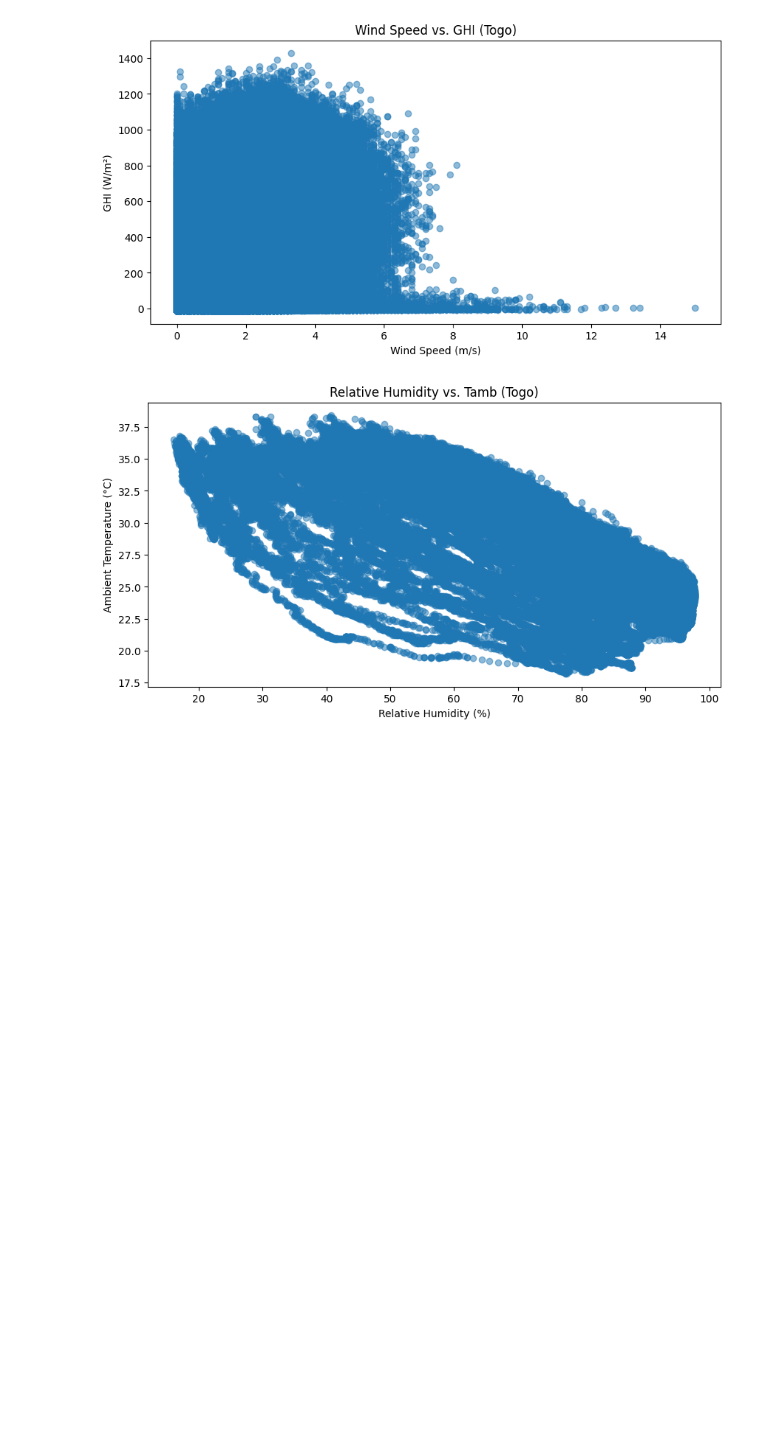
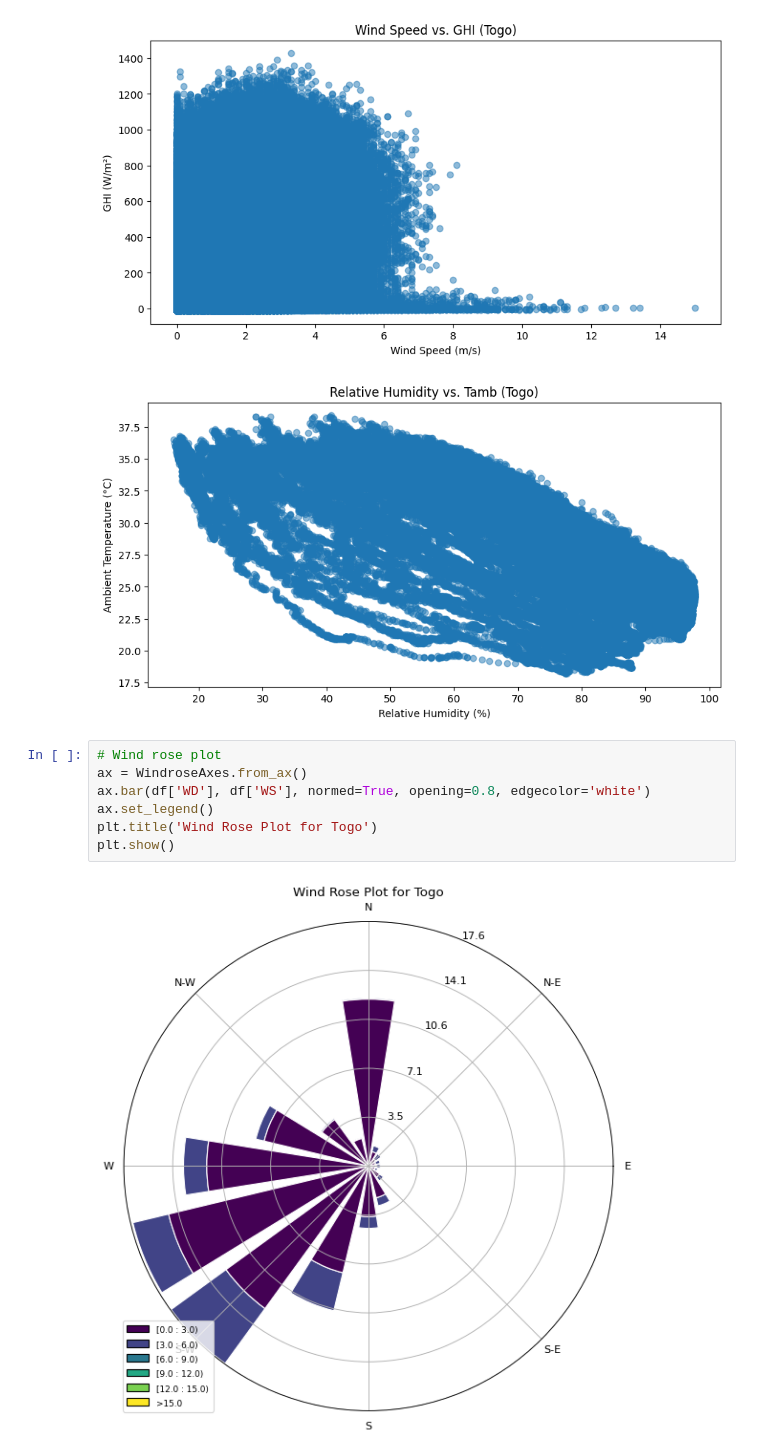
Before and after one commit to FasikaBelayneh/solar-challenge-week1, a Jupyter notebook: notebooks/togo_eda.ipynb, the cells around one changed output. Drawn from its saved outputs; the diff is of its cells as text; blank space fills up the shorter version.

Commit message:
feat: add wind rose and histogram analysis for Togo

```diff
--- a/notebooks/togo_eda.ipynb
+++ b/notebooks/togo_eda.ipynb
@@ -164,3 +164,12 @@ plt.show()
 # %% [output]
 [figure]
 [figure]
+# %%
+# Wind rose plot
+ax = WindroseAxes.from_ax()
+ax.bar(df['WD'], df['WS'], normed=True, opening=0.8, edgecolor='white')
+ax.set_legend()
+plt.title('Wind Rose Plot for Togo')
+plt.show()
+# %% [output]
+[figure, added]
```
Also changed, not shown: parts of 1 cell of this notebook.
